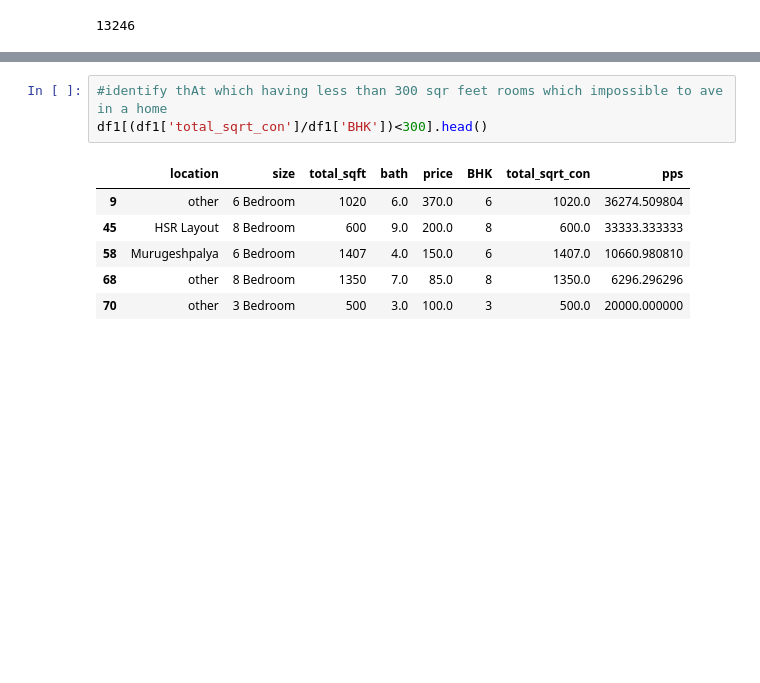
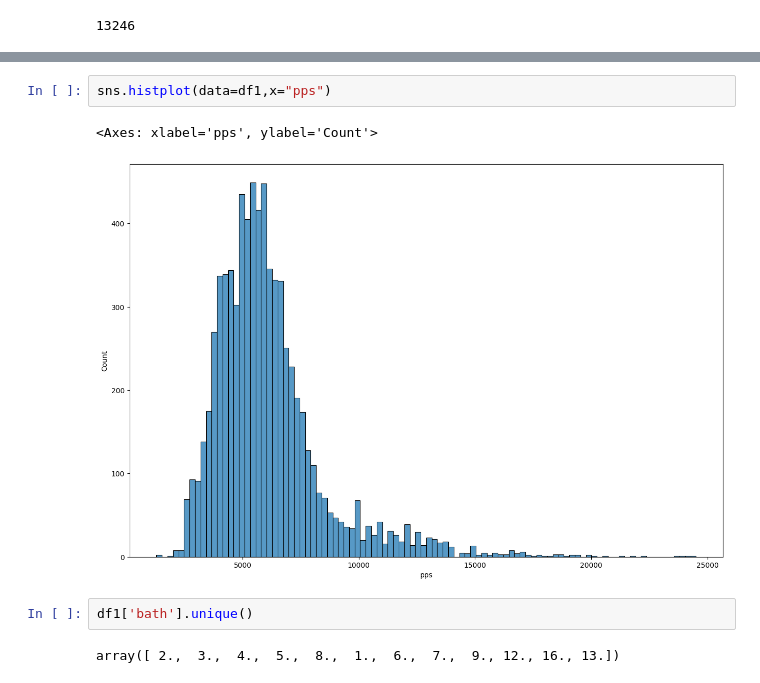
Before and after one commit to ShamindaKanchana/RealEstatePriceForecast, a Jupyter notebook: Notebook/realStatePriceForecast.ipynb, the cells around one changed output, grey strips where cells are left out. Cells and saved outputs as stored; diff of their text form; blank space fills up the shorter version.

```diff
--- a/Notebook/realStatePriceForecast.ipynb
+++ b/Notebook/realStatePriceForecast.ipynb
@@ -274,10 +384,9 @@ Outliers 0
-# %%
-#identify thAt which having less than 300 sqr feet rooms which impossible to ave in a home
-df1[(df1['total_sqrt_con']/df1['BHK'])<300].head()
-# %% [output]
-|  | location | size | total_sqft | bath | price | BHK | total_sqrt_con | pps |
-| 9 | other | 6 Bedroom | 1020 | 6.0 | 370.0 | 6 | 1020.0 | 36274.509804 |
-| 45 | HSR Layout | 8 Bedroom | 600 | 9.0 | 200.0 | 8 | 600.0 | 33333.333333 |
-| 58 | Murugeshpalya | 6 Bedroom | 1407 | 4.0 | 150.0 | 6 | 1407.0 | 10660.980810 |
-| 68 | other | 8 Bedroom | 1350 | 7.0 | 85.0 | 8 | 1350.0 | 6296.296296 |
-| 70 | other | 3 Bedroom | 500 | 3.0 | 100.0 | 3 | 500.0 | 20000.000000 |
+# %%
+sns.histplot(data=df1,x="pps")
+# %% [output]
+<Axes: xlabel='pps', ylabel='Count'>
+[figure, added]
+# %%
+df1['bath'].unique()
+# %% [output]
+array([ 2.,  3.,  4.,  5.,  8.,  1.,  6.,  7.,  9., 12., 16., 13.])
```
Also changed, not shown: parts of 25 cells of this notebook, 1 other file.
